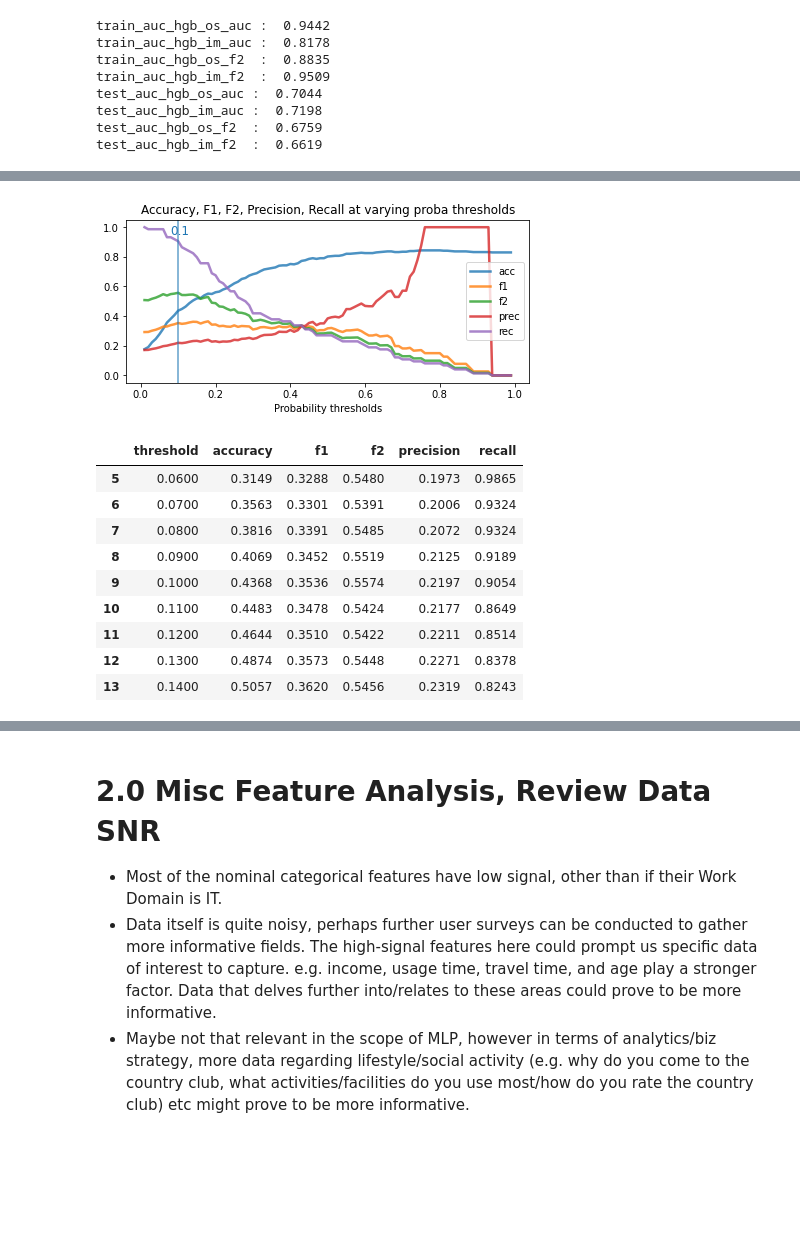
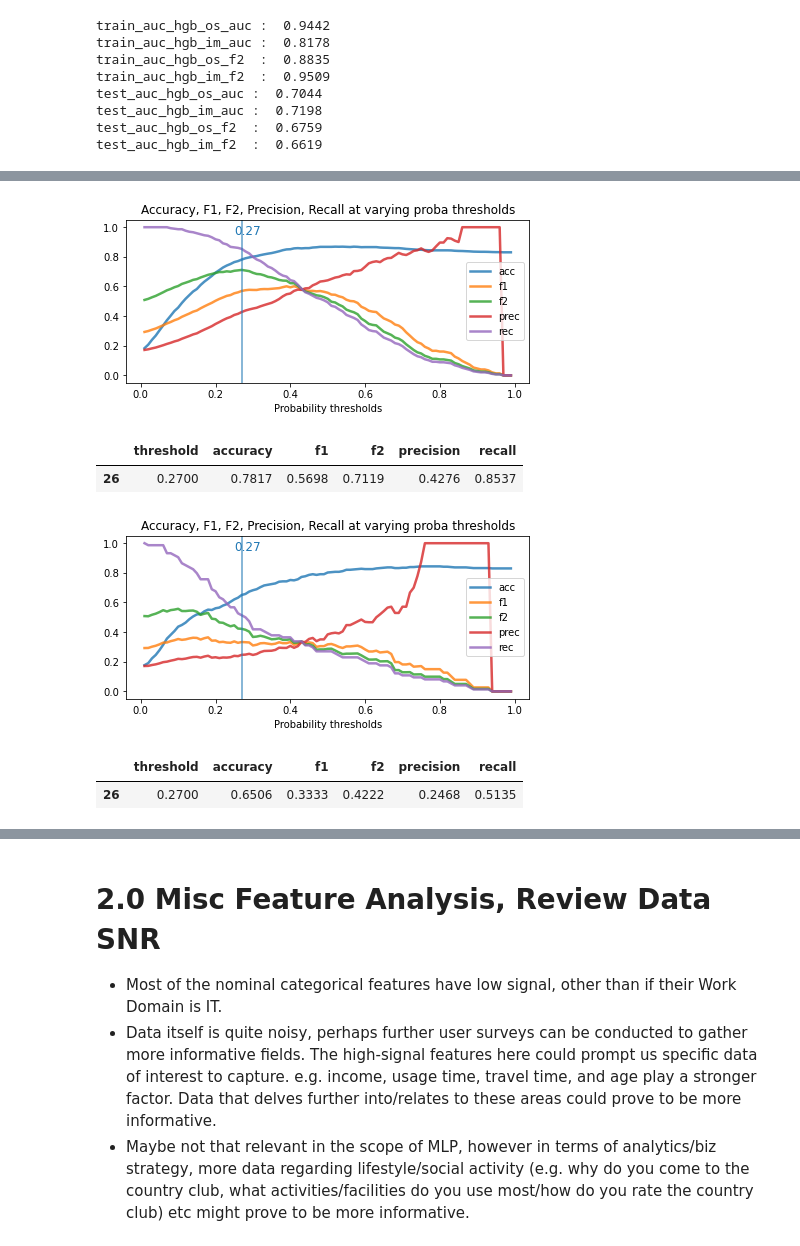
Before and after one commit to gammaraysky/aiap_mlp_raytune, a Jupyter notebook: mlp_f2_v_auc.ipynb, the cells around one changed output, grey strips where cells are left out. Saved outputs shown, nothing was run; the diff lists cells and outputs as text; code cells hidden in the pictures; blank space fills up the shorter version.

```diff
--- a/mlp_f2_v_auc.ipynb
+++ b/mlp_f2_v_auc.ipynb
@@ -633,16 +604,16 @@ proba_table[(proba_table['threshold']>0.04)&(proba_table['threshold']<0.2)]
 # %%
-proba_table = tune_for_recall(hgb_os_f2, X_test, y_test, 0.1)
-proba_table[(proba_table['threshold']>0.05)&(proba_table['threshold']<0.15)]
+# TRAIN
+proba_table = tune_for_recall(hgb_os_f2, X_train, y_train, 0.27)
+display(proba_table[(proba_table['threshold']>0.26)&(proba_table['threshold']<0.28)])
+
+# TEST
+proba_table = tune_for_recall(hgb_os_f2, X_test, y_test, 0.27)
+display(proba_table[(proba_table['threshold']>0.26)&(proba_table['threshold']<0.28)])
 # %% [output]
-[figure, old version]
+[figure, new version]
 |  | threshold | accuracy | f1 | f2 | precision | recall |
-| 5 | 0.0600 | 0.3149 | 0.3288 | 0.5480 | 0.1973 | 0.9865 |
-| 6 | 0.0700 | 0.3563 | 0.3301 | 0.5391 | 0.2006 | 0.9324 |
-| 7 | 0.0800 | 0.3816 | 0.3391 | 0.5485 | 0.2072 | 0.9324 |
-| 8 | 0.0900 | 0.4069 | 0.3452 | 0.5519 | 0.2125 | 0.9189 |
-| 9 | 0.1000 | 0.4368 | 0.3536 | 0.5574 | 0.2197 | 0.9054 |
-| 10 | 0.1100 | 0.4483 | 0.3478 | 0.5424 | 0.2177 | 0.8649 |
-| 11 | 0.1200 | 0.4644 | 0.3510 | 0.5422 | 0.2211 | 0.8514 |
-| 12 | 0.1300 | 0.4874 | 0.3573 | 0.5448 | 0.2271 | 0.8378 |
-| 13 | 0.1400 | 0.5057 | 0.3620 | 0.5456 | 0.2319 | 0.8243 |
+| 26 | 0.2700 | 0.7817 | 0.5698 | 0.7119 | 0.4276 | 0.8537 |
+[figure, added]
+|  | threshold | accuracy | f1 | f2 | precision | recall |
+| 26 | 0.2700 | 0.6506 | 0.3333 | 0.4222 | 0.2468 | 0.5135 |
 # %%
```
Also changed, not shown: parts of 15 cells of this notebook.
